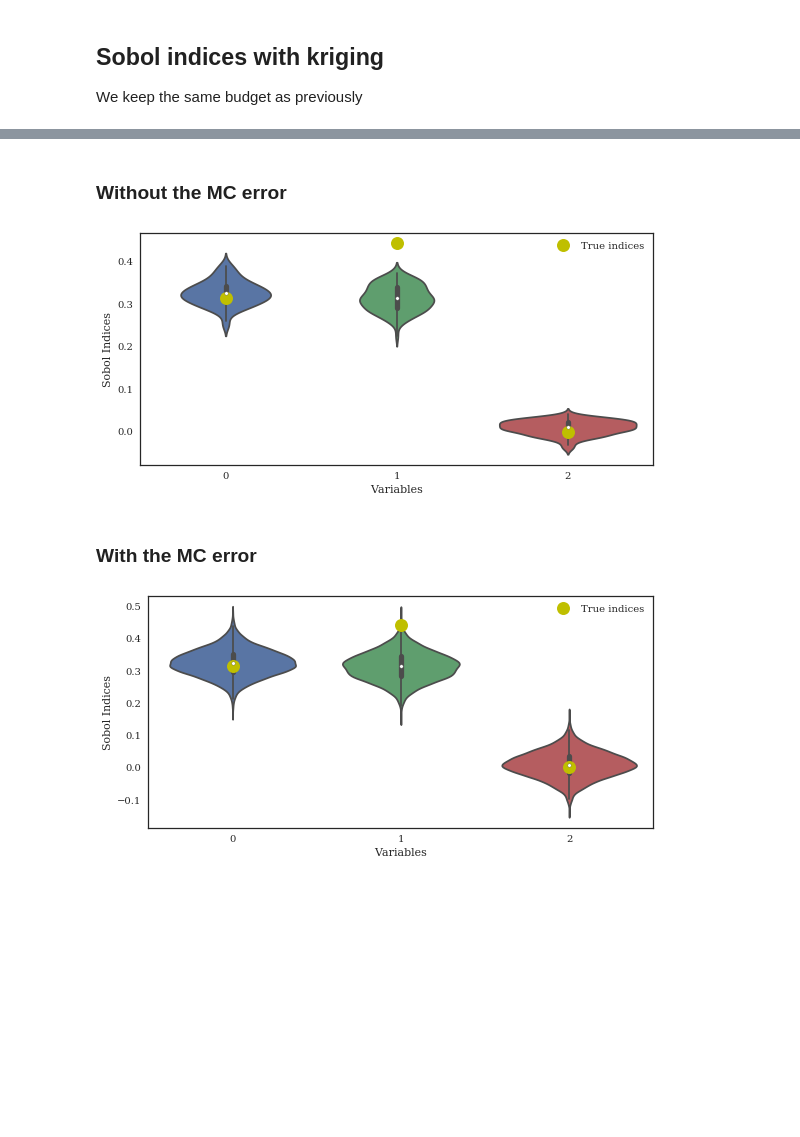
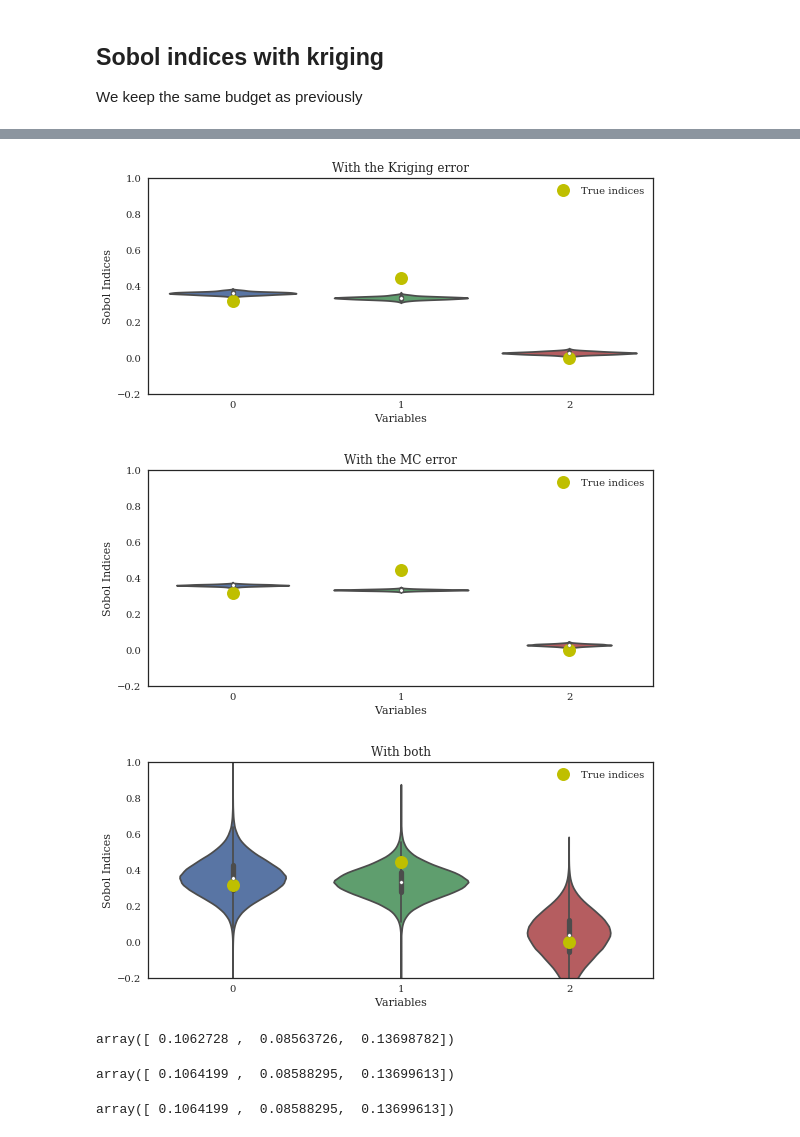
Before and after one commit to josephmure/otshapley, a Jupyter notebook: examples/kriking/kriging-sobol-ishigami.ipynb, the cells around one changed output, grey strips where cells are left out. Drawn from its saved outputs; the diff is of its cells as text; code cells hidden in the pictures; blank space fills up the shorter version.

```diff
--- a/examples/kriking/kriging-sobol-ishigami.ipynb
+++ b/examples/kriking/kriging-sobol-ishigami.ipynb
@@ -49,8 +50,8 @@ kriging = KrigingIndices(ot_model, input_distribution)
 kriging.build_model(n_sample_kriging=n_sample_kriging)
 # %%
 %%time
-n_realization = 100
+n_realization = 500
 n_boot = 1000
-n_sample_mc = 1000
+n_sample_mc = 100
 first_indices = kriging.compute_indices(n_sample=n_sample_mc, n_realization=n_realization, n_boot=n_boot)
 # %% [output]
@@ -58,12 +59,22 @@ Wall time: 52.6 s
-# %% [markdown]
-### Without the MC error
-# %%
-violin_plot_indices(first_indices[:, :, 0].T, true_indices=ishigami_true_indices)
-# %% [output]
-[figure, removed]
-# %% [markdown]
-### With the MC error
-# %%
-violin_plot_indices(first_indices[:, :].reshape(dim, -1).T, true_indices=ishigami_true_indices)
-# %% [output]
-[figure, removed]
+# %%
+violin_plot_indices(first_indices.mean(axis=2).T, true_indices=ishigami_true_indices, title="With the Kriging error", xlim=[-0.2, 1])
+violin_plot_indices(first_indices.mean(axis=1).T, true_indices=ishigami_true_indices, title="With the MC error", xlim=[-0.2, 1])
+violin_plot_indices(first_indices.reshape(dim, -1).T, true_indices=ishigami_true_indices, title="With both", xlim=[-0.2, 1])
+# %% [output]
+[figure, added]
+[figure, added]
+[figure, added]
+# %%
+var_MC = first_indices.std(axis=2).mean(axis=1)
+var_MC
+# %% [output]
+array([ 0.1062728 ,  0.08563726,  0.13698782])
+# %%
+var_kriging = first_indices.std(axis=1).mean(axis=1)
+var_kriging
+# %% [output]
+array([ 0.1064199 ,  0.08588295,  0.13699613])
+# %%
+first_indices.std(axis=1).mean(axis=1)
+# %% [output]
+array([ 0.1064199 ,  0.08588295,  0.13699613])
```
Also changed, not shown: parts of 5 cells of this notebook, 1 other file.
